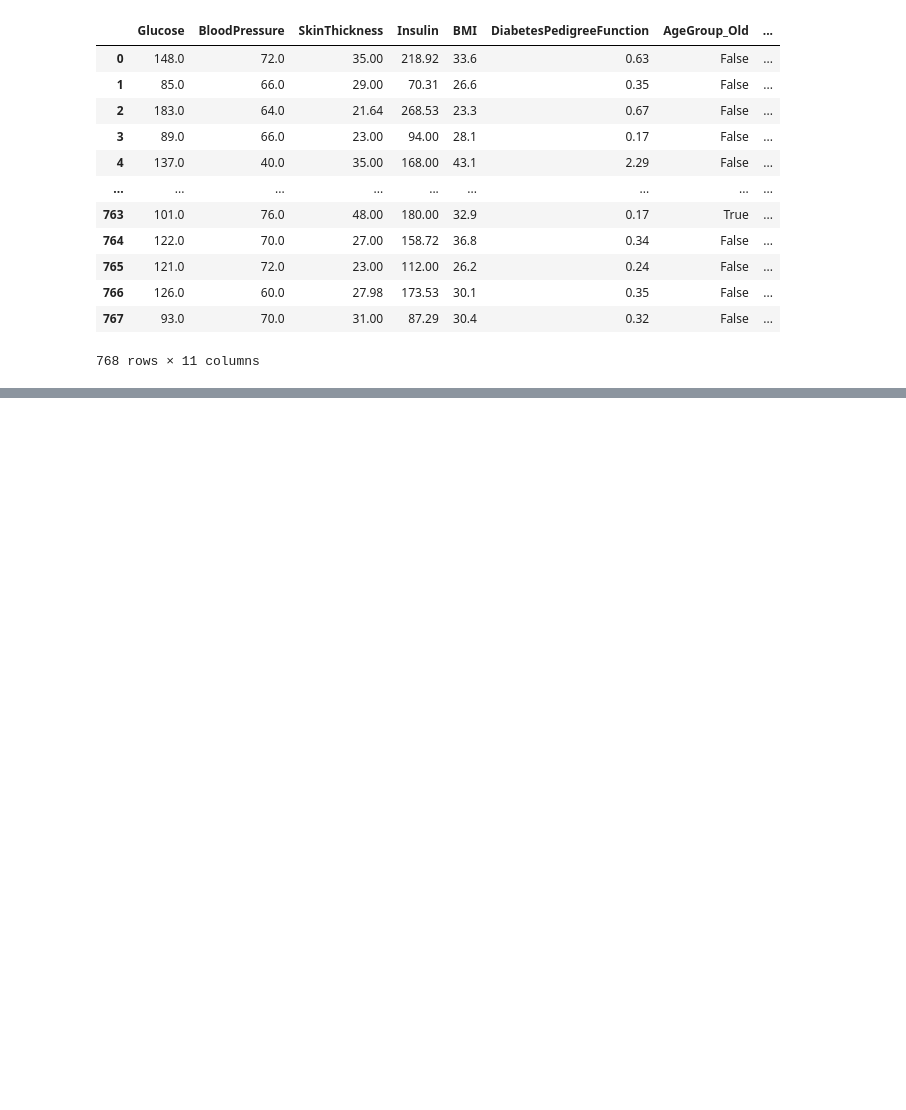
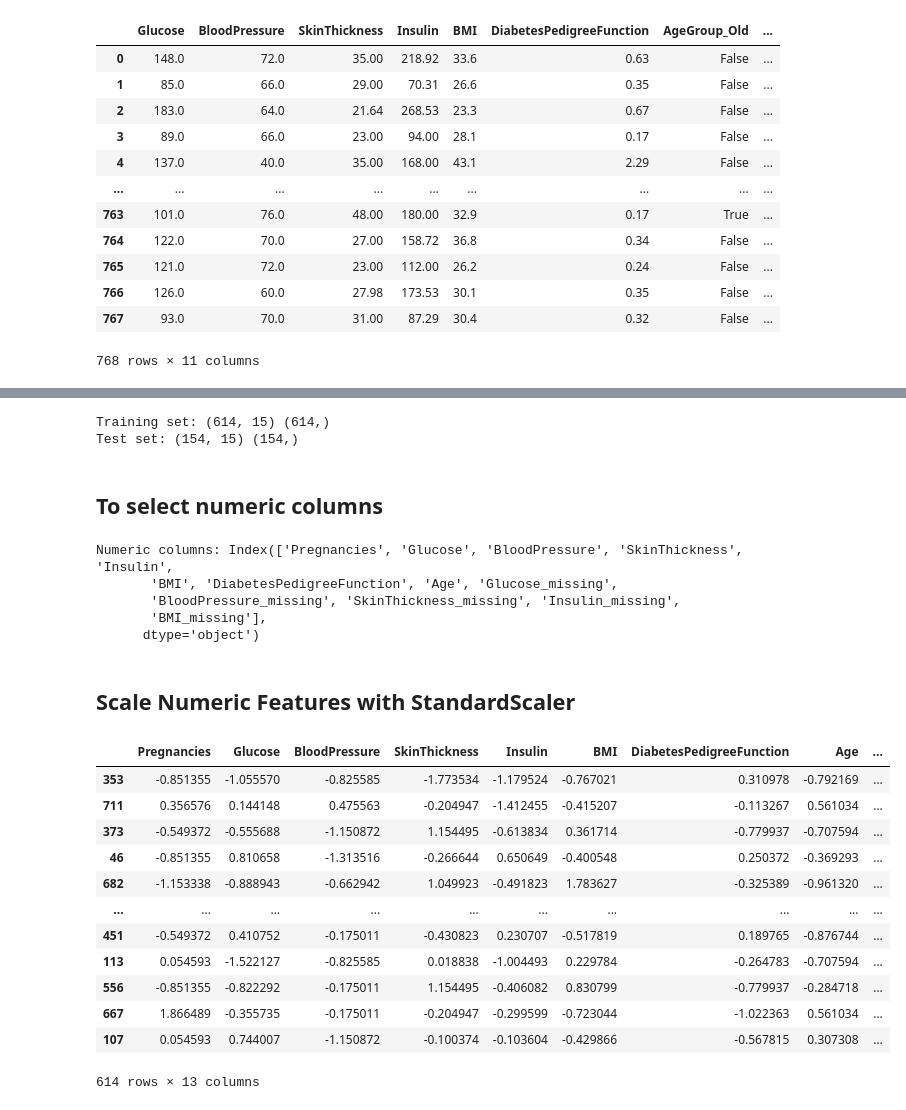
Before and after one commit to Similoluwa224/team_glucose_guard, a Jupyter notebook: capstone_diabetes.ipynb, the cells around one changed output, grey strips where cells are left out. Drawn from its saved outputs; the diff is of its cells as text; code cells hidden in the pictures; blank space fills up the shorter version.

```diff
--- a/capstone_diabetes.ipynb
+++ b/capstone_diabetes.ipynb
@@ -1308,3 +1306,0 @@ X_encoded
-# %%
-X = df.drop('Outcome', axis=1)  # All columns except the target
-y = df['Outcome']               # The target column
@@ -1351,0 +1309,53 @@ Test set: (154, 13) (154,)
+# %%
+# Split data: 80% training, 20% testing
+X_encoded_train, X_encoded_test, y_train, y_test = train_test_split( X, y, test_size=0.2, random_state=42, stratify=y)
+# Check the shape
+print("Training set:", X_encoded_train.shape, y_train.shape)
+print("Test set:", X_encoded_test.shape, y_test.shape)
+# %% [output]
+Training set: (614, 15) (614,)
+Test set: (154, 15) (154,)
+# %% [markdown]
+## To select numeric columns
+# %%
+# Select only numeric columns from the feature set
+numeric_cols = X.select_dtypes(include=['number']).columns
+
+# You can print the list if you want to confirm
+print("Numeric columns:", numeric_cols)
+# %% [output]
+Numeric columns: Index(['Pregnancies', 'Glucose', 'BloodPressure', 'SkinThickness', 'Insulin',
+       'BMI', 'DiabetesPedigreeFunction', 'Age', 'Glucose_missing',
+       'BloodPressure_missing', 'SkinThickness_missing', 'Insulin_missing',
+       'BMI_missing'],
+      dtype='object')
+# %% [markdown]
+## Scale Numeric Features with StandardScaler
+# %%
+# Initialize the scaler
+scaler = StandardScaler()
+
+# Fit on training data and transform both train and test sets
+X_encoded_train_scaled = X_encoded_train.copy()
+
+X_encoded_test_scaled = X_encoded_test.copy()
+
+X_encoded_train_scaled[numeric_cols] = scaler.fit_transform(X_encoded_train[numeric_cols])
+
+X_encoded_test_scaled[numeric_cols] = scaler.transform(X_encoded_test[numeric_cols])
+# %%
+X_encoded_train_scaled[numeric_cols]
+# %% [output]
+|  | Pregnancies | Glucose | BloodPressure | SkinThickness | Insulin | BMI | DiabetesPedigreeFunction | Age | ... |
+| 353 | -0.851355 | -1.055570 | -0.825585 | -1.773534 | -1.179524 | -0.767021 | 0.310978 | -0.792169 | ... |
+| 711 | 0.356576 | 0.144148 | 0.475563 | -0.204947 | -1.412455 | -0.415207 | -0.113267 | 0.561034 | ... |
+| 373 | -0.549372 | -0.555688 | -1.150872 | 1.154495 | -0.613834 | 0.361714 | -0.779937 | -0.707594 | ... |
+| 46 | -0.851355 | 0.810658 | -1.313516 | -0.266644 | 0.650649 | -0.400548 | 0.250372 | -0.369293 | ... |
+| 682 | -1.153338 | -0.888943 | -0.662942 | 1.049923 | -0.491823 | 1.783627 | -0.325389 | -0.961320 | ... |
+| ... | ... | ... | ... | ... | ... | ... | ... | ... | ... |
+| 451 | -0.549372 | 0.410752 | -0.175011 | -0.430823 | 0.230707 | -0.517819 | 0.189765 | -0.876744 | ... |
+| 113 | 0.054593 | -1.522127 | -0.825585 | 0.018838 | -1.004493 | 0.229784 | -0.264783 | -0.707594 | ... |
+| 556 | -0.851355 | -0.822292 | -0.175011 | 1.154495 | -0.406082 | 0.830799 | -0.779937 | -0.284718 | ... |
+| 667 | 1.866489 | -0.355735 | -0.175011 | -0.204947 | -0.299599 | -0.723044 | -1.022363 | 0.561034 | ... |
+| 107 | 0.054593 | 0.744007 | -1.150872 | -0.100374 | -0.103604 | -0.429866 | -0.567815 | 0.307308 | ... |
+614 rows × 13 columns
```
Also changed, not shown: parts of 8 cells of this notebook.
